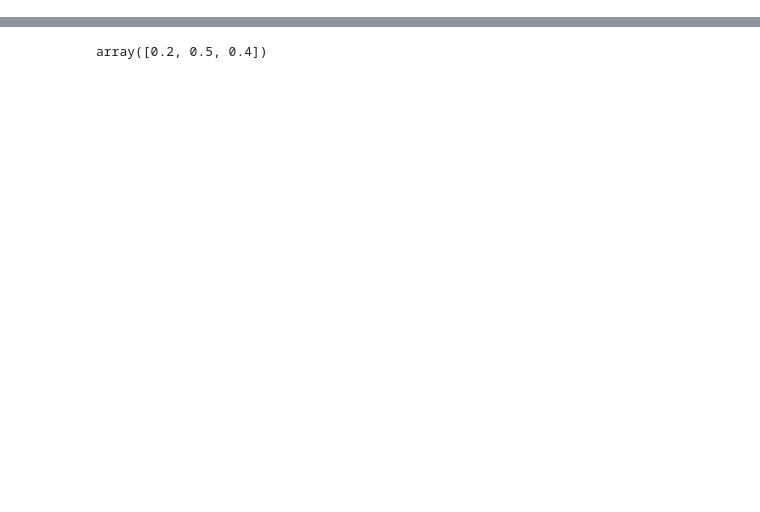
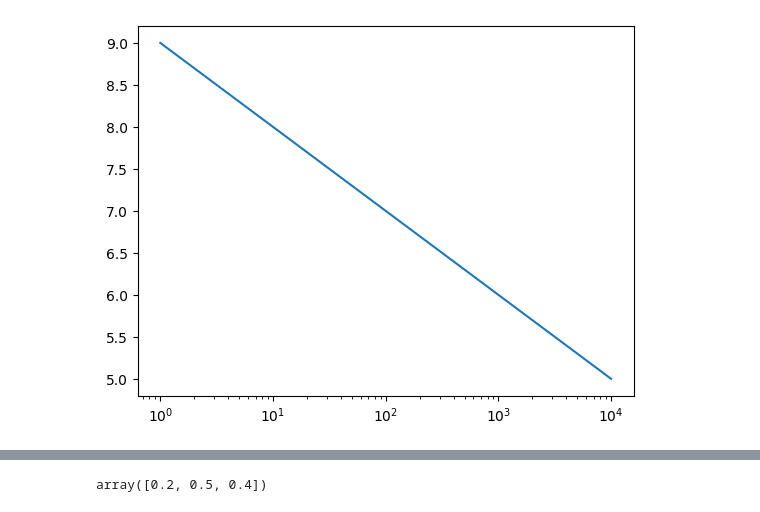
Before and after one commit to hojae-m-choi/FS-Mol, a Jupyter notebook: notebooks/test_metric.ipynb, the cells around one changed output, grey strips where cells are left out. Cells and saved outputs as stored; diff of their text form; code cells hidden in the pictures; blank space fills up the shorter version.

```diff
--- a/notebooks/test_metric.ipynb
+++ b/notebooks/test_metric.ipynb
@@ -0,0 +140,9 @@
+# %%
+nM_space = np.linspace(1, 10000, 1000)
+# prcnt_space = np.linspace(, 200, 1000)
+# %%
+sns.lineplot(x = nM_space, y = 9-np.log10(nM_space))
+
+plt.xscale('log')
+# %% [output]
+[figure, added]
```
Also changed, not shown: parts of 25 cells of this notebook, 2 other files.
